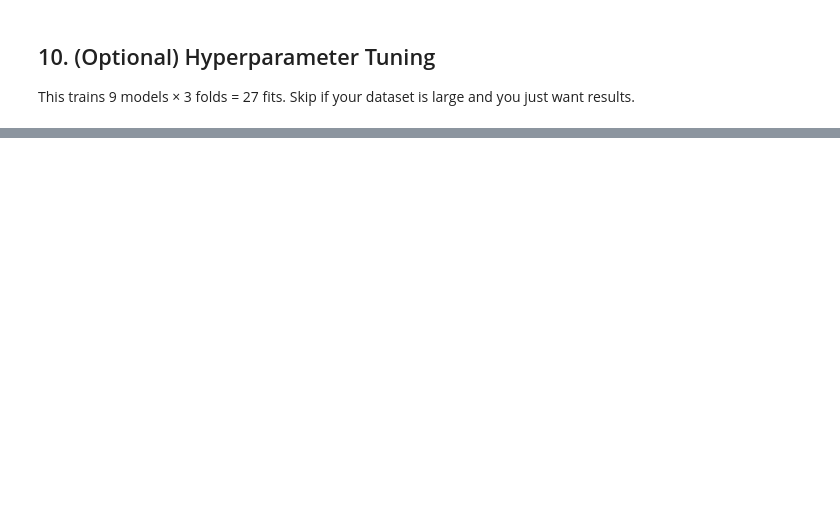
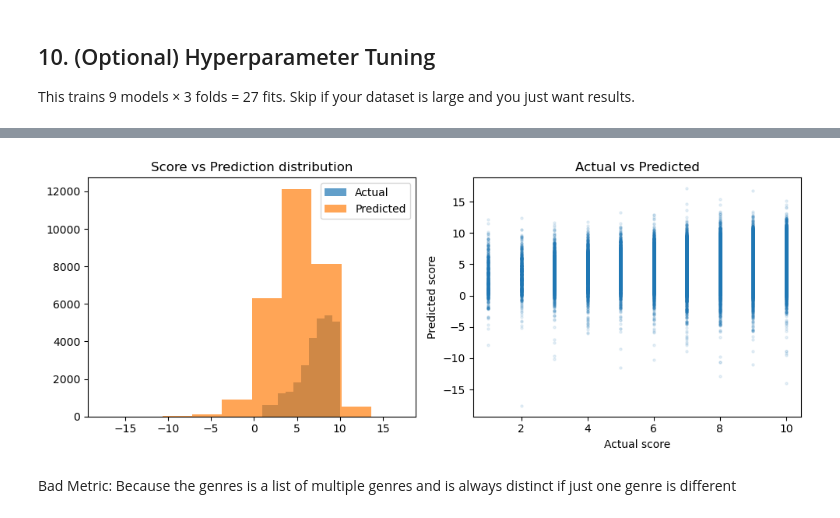
Before and after one commit to W-Vermeersch/Scalable, a Jupyter notebook: notebooks/anime_recommender_fixed.ipynb, the cells around one changed output, grey strips where cells are left out. Drawn from its saved outputs; the diff is of its cells as text; code cells hidden in the pictures; blank space fills up the shorter version.

Commit message:
Add evaluation metrics

```diff
--- a/notebooks/anime_recommender_fixed.ipynb
+++ b/notebooks/anime_recommender_fixed.ipynb
@@ -60,7 +60,7 @@ final_data = reviews_data_indexed.select(
     col('user_id').cast('integer'),
     col('anime_uid').cast('integer'),
     col('score').cast('float')
-).filter(col('score') > 0)  # drop unrated rows
+).filter(col('score') > 0).filter( col('score') <= 10)  # drop unrated rows
 
 print(f'Total rated reviews: {final_data.count():,}')
 final_data.show(7)
@@ -296,0 +357,24 @@ Best model RMSE: 2.5750
+# %%
+import matplotlib.pyplot as plt
+import pandas as pd
+
+preds_pd = predictions.select('score', 'prediction').toPandas()
+
+plt.figure(figsize=(10, 4))
+plt.subplot(1, 2, 1)
+plt.hist(preds_pd['score'],      bins=10, alpha=0.7, label='Actual')
+plt.hist(preds_pd['prediction'], bins=10, alpha=0.7, label='Predicted')
+plt.legend()
+plt.title('Score vs Prediction distribution')
+
+plt.subplot(1, 2, 2)
+plt.scatter(preds_pd['score'], preds_pd['prediction'], alpha=0.1, s=5)
+plt.xlabel('Actual score')
+plt.ylabel('Predicted score')
+plt.title('Actual vs Predicted')
+plt.tight_layout()
+plt.show()
+# %% [output]
+[figure, added]
+# %% [markdown]
+Bad Metric: Because the genres is a list of multiple genres and is always distinct if just one genre is different
```
Also changed, not shown: parts of 12 cells of this notebook.
